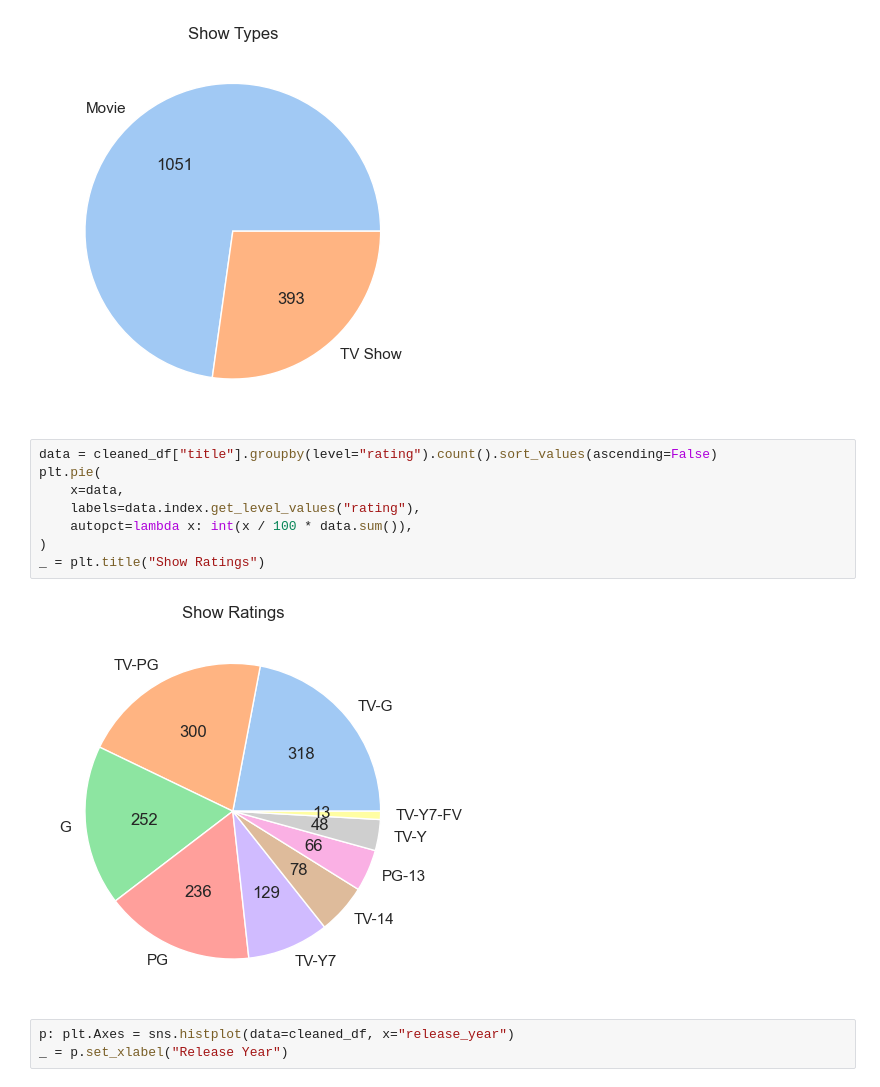
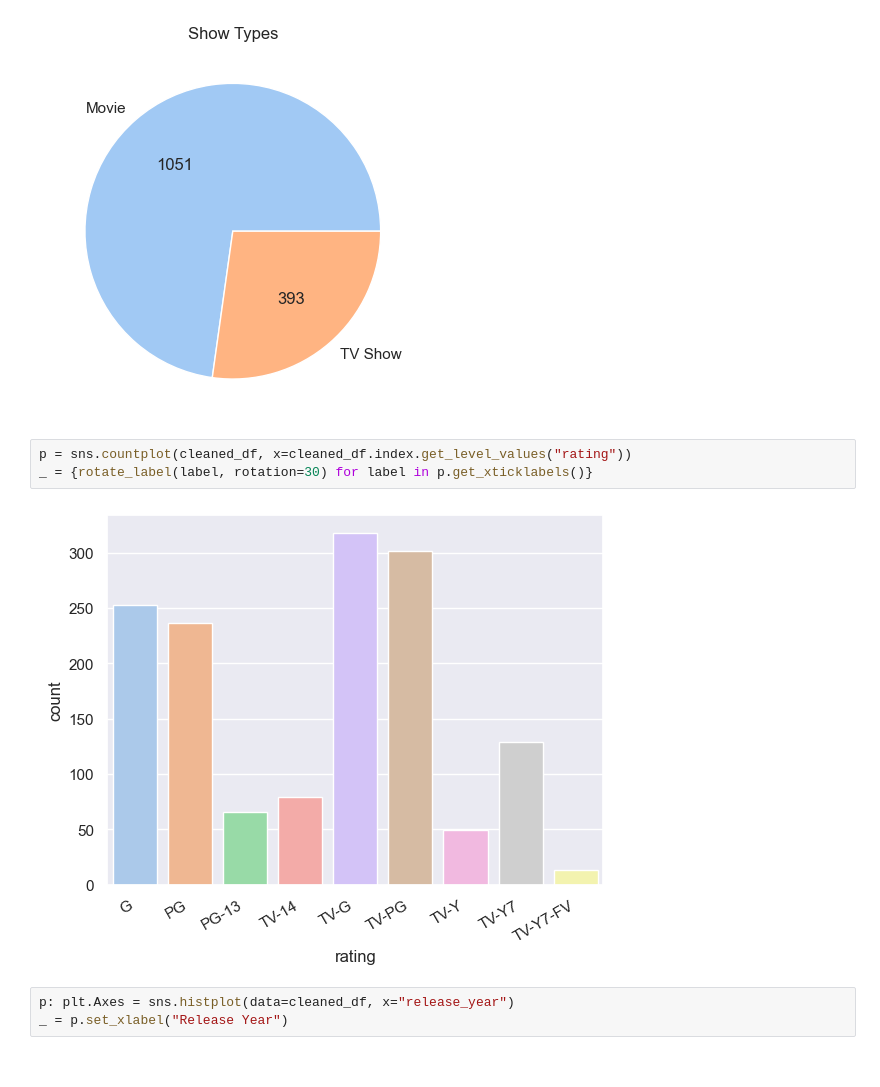
Before and after one commit to dvnatanael/data5006-data-analysis, a Jupyter notebook: Tiny_Data_Analysis_Disney+.ipynb, the cells around one changed output. Drawn from its saved outputs; the diff is of its cells as text.

Commit message:
feat: change `pie` to `countplot` for `rating`

```diff
--- a/Tiny_Data_Analysis_Disney+.ipynb
+++ b/Tiny_Data_Analysis_Disney+.ipynb
@@ -152,16 +152,11 @@ plt.pie(
 _ = plt.title("Show Types")
 # %% [output]
 [figure]
-# %%
-data = cleaned_df["title"].groupby(level="rating").count().sort_values(ascending=False)
-plt.pie(
-    x=data,
-    labels=data.index.get_level_values("rating"),
-    autopct=lambda x: int(x / 100 * data.sum()),
-)
-_ = plt.title("Show Ratings")
-# %% [output]
-[figure, removed]
+# %%
+p = sns.countplot(cleaned_df, x=cleaned_df.index.get_level_values("rating"))
+_ = {rotate_label(label, rotation=30) for label in p.get_xticklabels()}
+# %% [output]
+[figure, added]
 # %%
 p: plt.Axes = sns.histplot(data=cleaned_df, x="release_year")
 _ = p.set_xlabel("Release Year")
```
